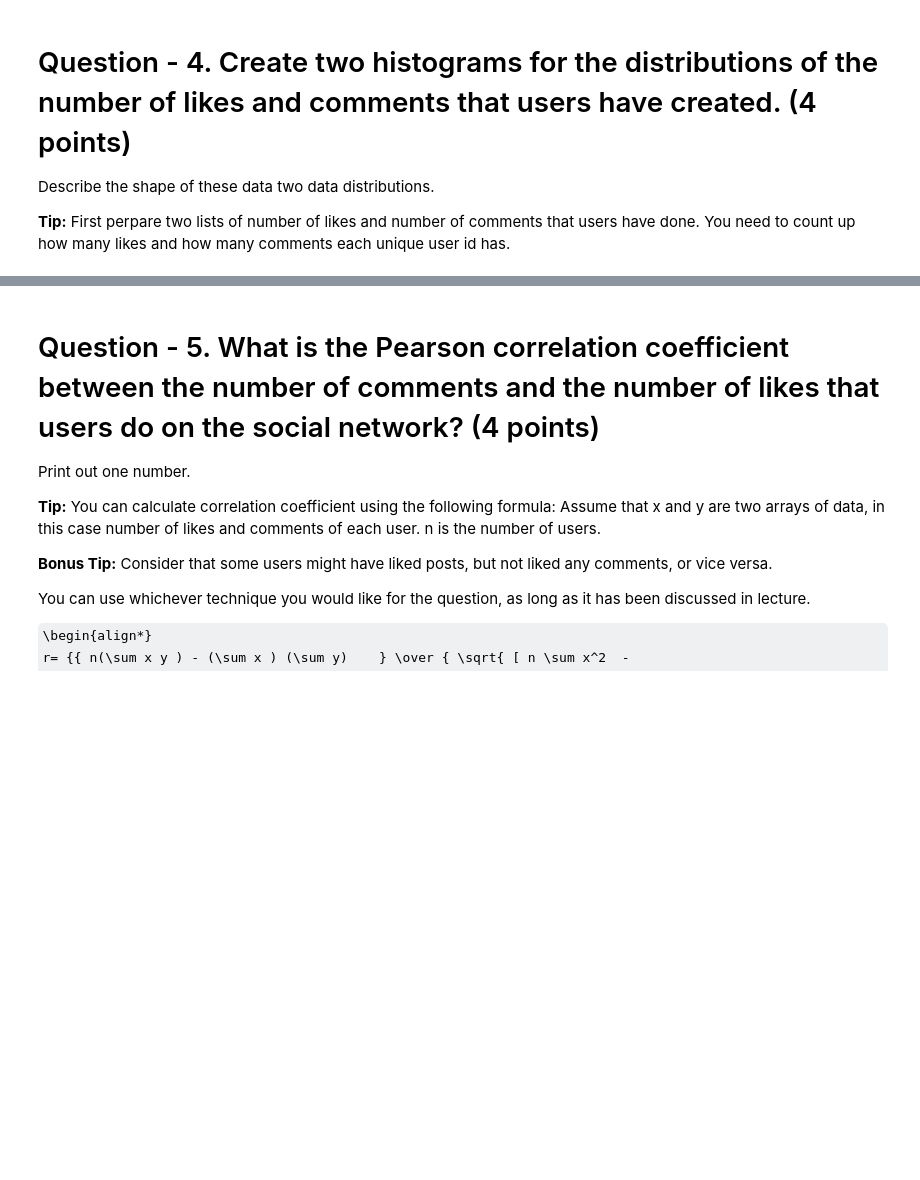
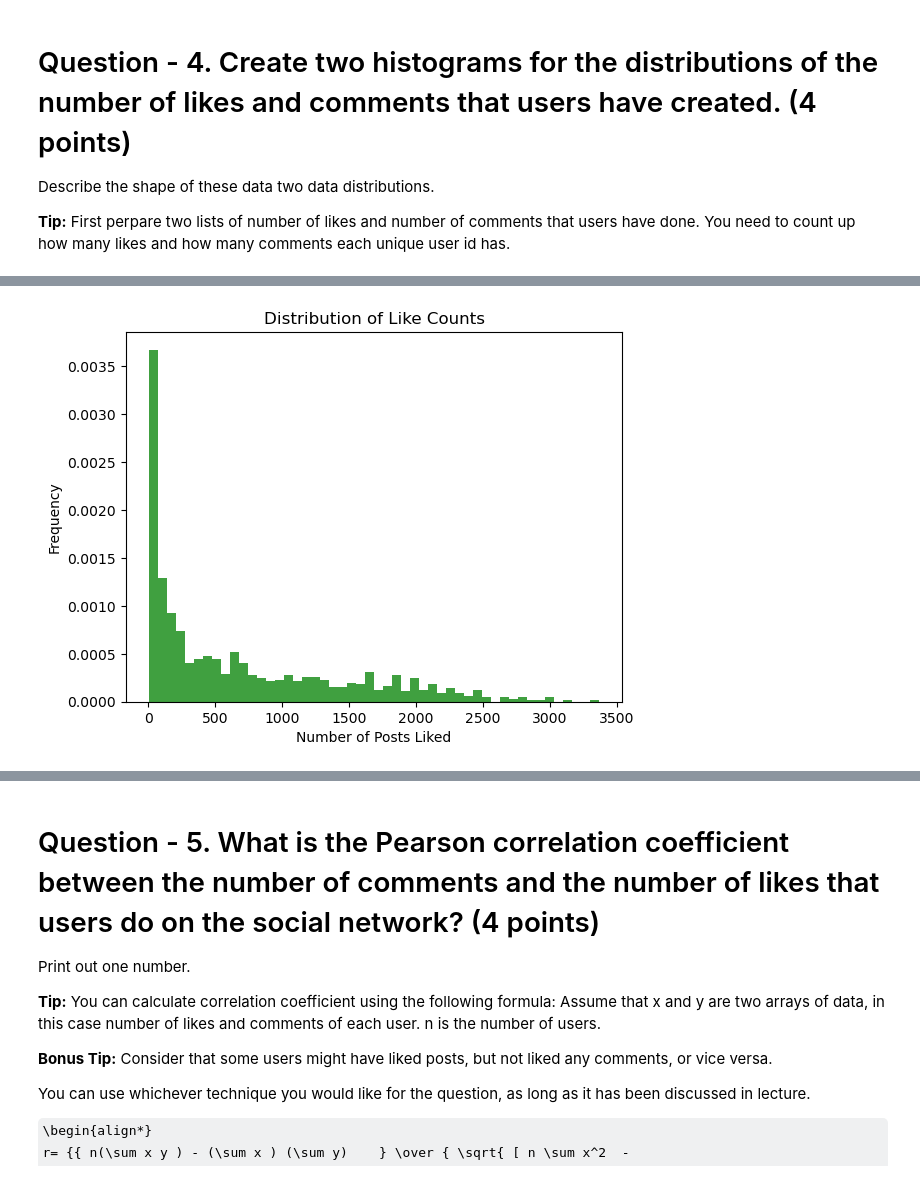
Before and after one commit to dylanxlam/data_science_practice_and_skills, a Jupyter notebook: practice/329e_HW2.ipynb, the cells around one changed output, grey strips where cells are left out. Saved outputs shown, nothing was run; the diff lists cells and outputs as text; code cells hidden in the pictures; some formulas as TeX source; blank space fills up the shorter version.

```diff
--- a/practice/329e_HW2.ipynb
+++ b/practice/329e_HW2.ipynb
@@ -272,2 +219,13 @@ Describe the shape of these data two data distributions.
+# %%
+n, bins, patches = plt.hist(likes_per_person, 50, density=True, facecolor='g', alpha=0.75)
+
+
+plt.xlabel('Number of Posts Liked')
+plt.ylabel('Frequency')
+plt.title('Distribution of Like Counts')
+
+plt.show()
+# %% [output]
+[figure, added]
 # %%
 # the histogram of the data
```
Also changed, not shown: parts of 24 cells of this notebook.
